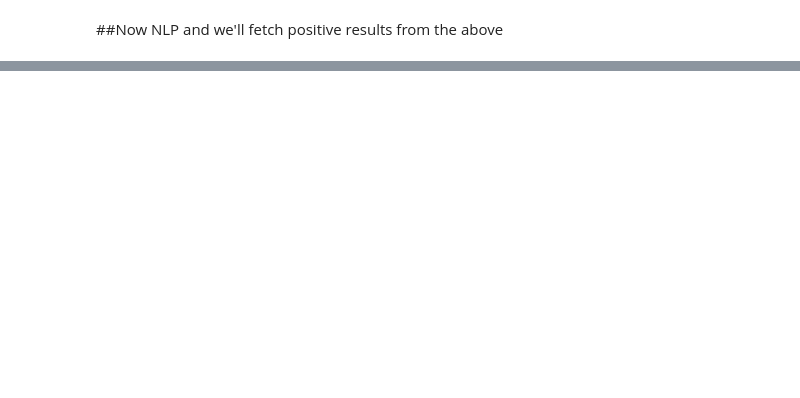
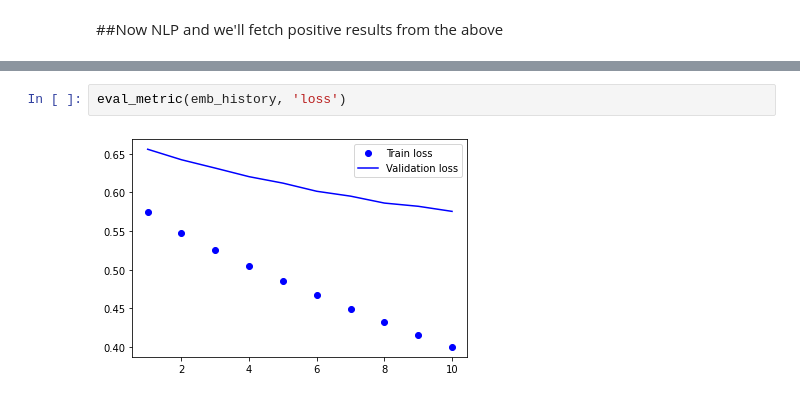
Before and after one commit to CLASHERBROs/datasicence-minor-project, a Jupyter notebook: data_sci_eval.ipynb, the cells around one changed output, grey strips where cells are left out. Cells and saved outputs as stored; diff of their text form; blank space fills up the shorter version.

```diff
--- a/data_sci_eval.ipynb
+++ b/data_sci_eval.ipynb
@@ -195,0 +679,4 @@ test_df
+# %%
+eval_metric(emb_history, 'loss')
+# %% [output]
+[figure, added]
```
Also changed, not shown: parts of 55 cells of this notebook.
